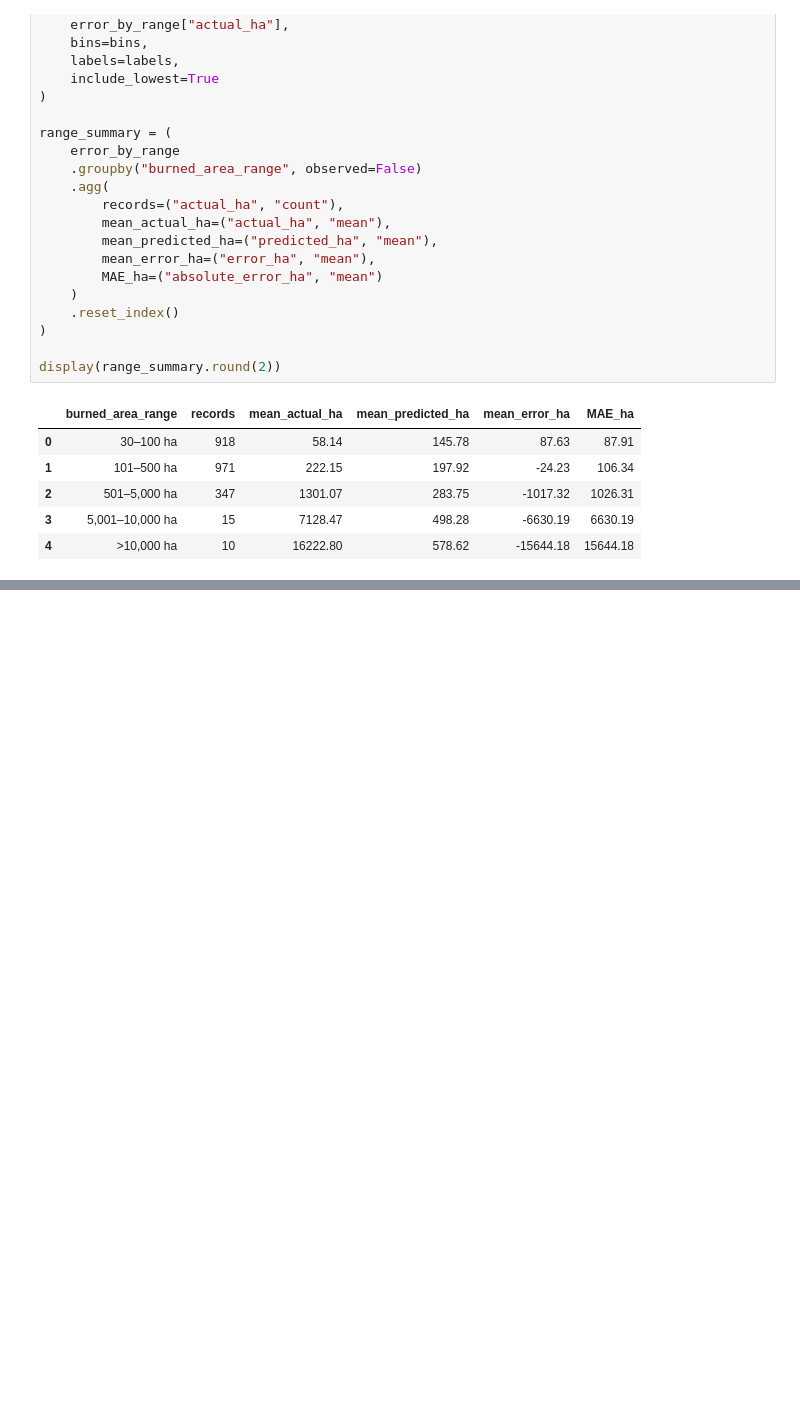
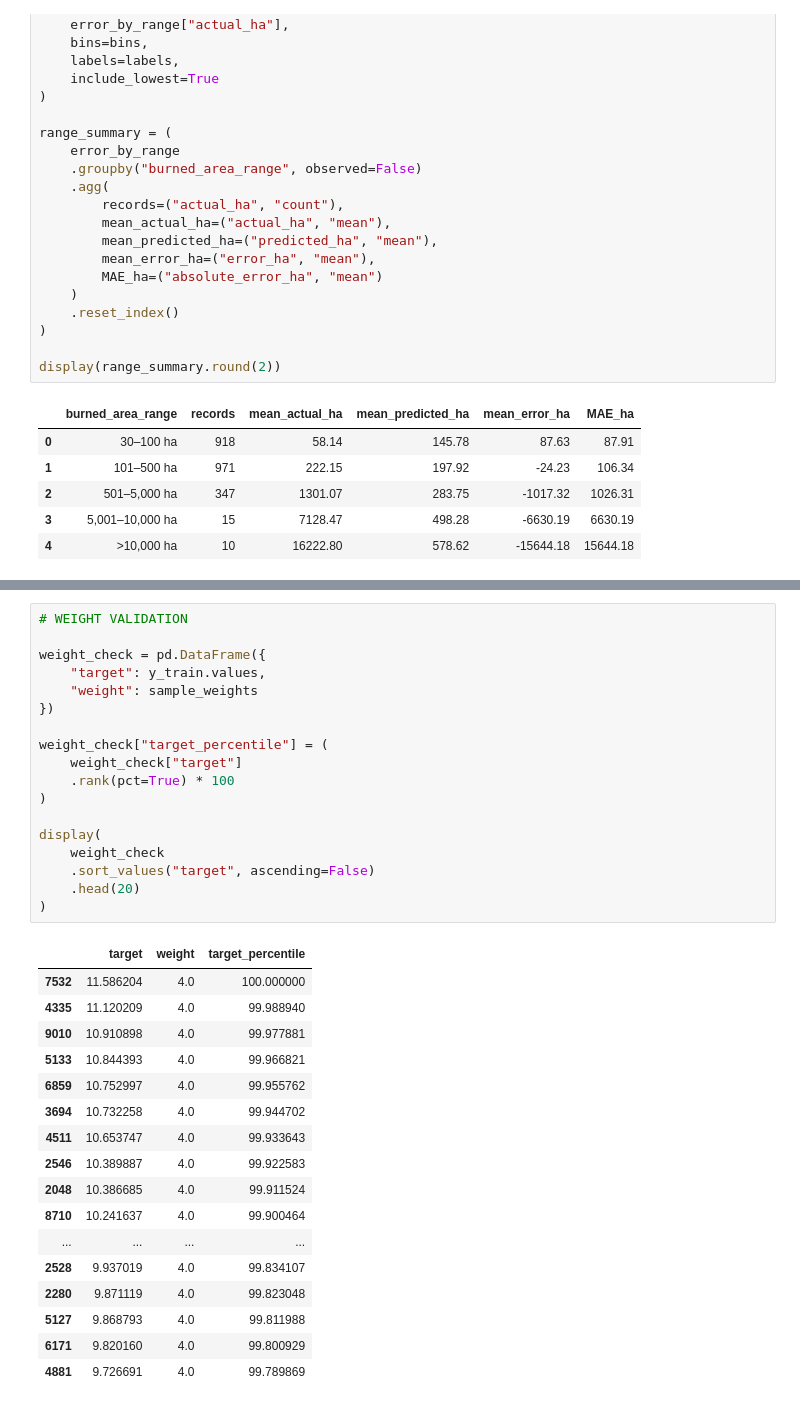
Before and after one commit to mraznyrazeek/ML-Based-Forest-Fire-Prediction-Project, a Jupyter notebook: backend/notebooks/03_model_training.ipynb, the cells around one changed output, grey strips where cells are left out. Saved outputs shown, nothing was run; the diff lists cells and outputs as text; blank space fills up the shorter version.

```diff
--- a/backend/notebooks/03_model_training.ipynb
+++ b/backend/notebooks/03_model_training.ipynb
@@ -2013,0 +2062,36 @@ display(range_summary.round(2))
+# %%
+# WEIGHT VALIDATION
+
+weight_check = pd.DataFrame({
+    "target": y_train.values,
+    "weight": sample_weights
+})
+
+weight_check["target_percentile"] = (
+    weight_check["target"]
+    .rank(pct=True) * 100
+)
+
+display(
+    weight_check
+    .sort_values("target", ascending=False)
+    .head(20)
+)
+# %% [output]
+|  | target | weight | target_percentile |
+| 7532 | 11.586204 | 4.0 | 100.000000 |
+| 4335 | 11.120209 | 4.0 | 99.988940 |
+| 9010 | 10.910898 | 4.0 | 99.977881 |
+| 5133 | 10.844393 | 4.0 | 99.966821 |
+| 6859 | 10.752997 | 4.0 | 99.955762 |
+| 3694 | 10.732258 | 4.0 | 99.944702 |
+| 4511 | 10.653747 | 4.0 | 99.933643 |
+| 2546 | 10.389887 | 4.0 | 99.922583 |
+| 2048 | 10.386685 | 4.0 | 99.911524 |
+| 8710 | 10.241637 | 4.0 | 99.900464 |
+| ... | ... | ... | ... |
+| 2528 | 9.937019 | 4.0 | 99.834107 |
+| 2280 | 9.871119 | 4.0 | 99.823048 |
+| 5127 | 9.868793 | 4.0 | 99.811988 |
+| 6171 | 9.820160 | 4.0 | 99.800929 |
+| 4881 | 9.726691 | 4.0 | 99.789869 |
```
Also changed, not shown: parts of 42 cells of this notebook, 1 other file.
